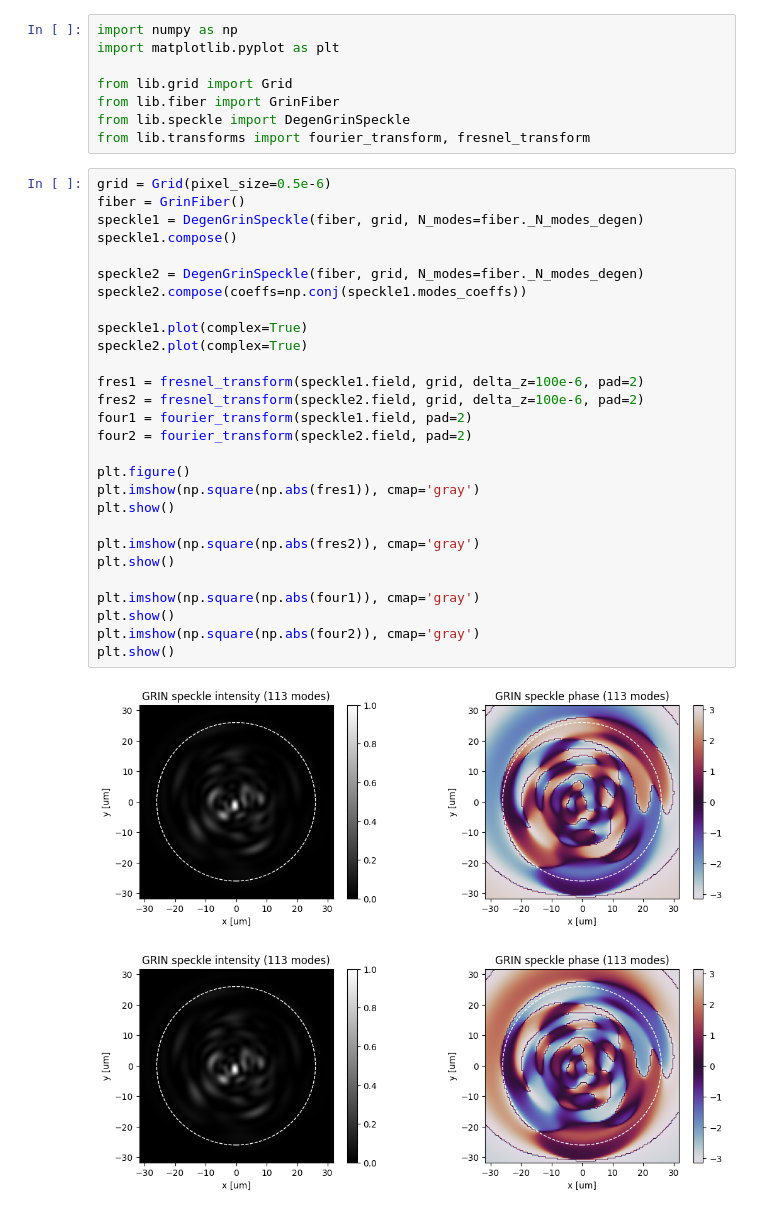
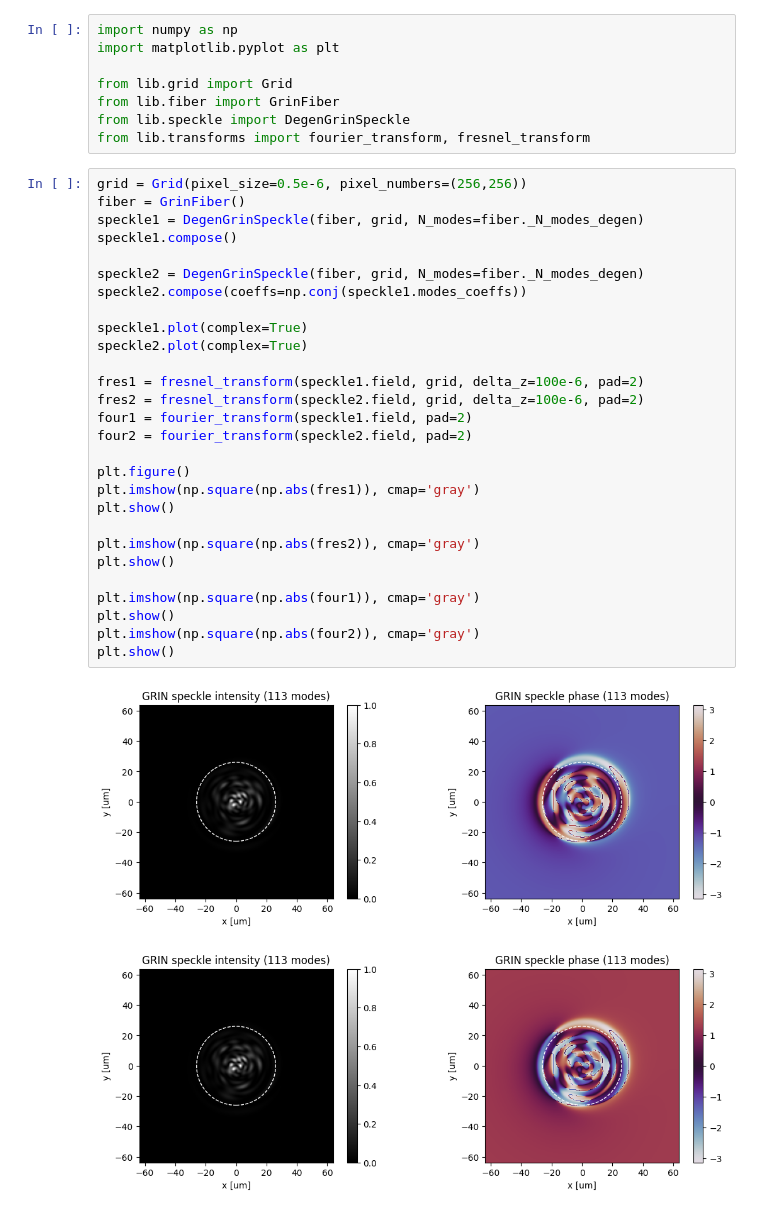
Before and after one commit to jysru/MMF_LP_modes, a Jupyter notebook: notebooks/speckle_disambiguation.ipynb, the cells around one changed output. Cells and saved outputs as stored; diff of their text form.

```diff
--- a/notebooks/speckle_disambiguation.ipynb
+++ b/notebooks/speckle_disambiguation.ipynb
@@ -7,33 +7,33 @@ from lib.fiber import GrinFiber
 from lib.speckle import DegenGrinSpeckle
 from lib.transforms import fourier_transform, fresnel_transform
 # %%
-grid = Grid(pixel_size=0.5e-6)
+grid = Grid(pixel_size=0.5e-6, pixel_numbers=(256,256))
 fiber = GrinFiber()
 speckle1 = DegenGrinSpeckle(fiber, grid, N_modes=fiber._N_modes_degen)
 speckle1.compose()
 
 speckle2 = DegenGrinSpeckle(fiber, grid, N_modes=fiber._N_modes_degen)
 speckle2.compose(coeffs=np.conj(speckle1.modes_coeffs))
 
 speckle1.plot(complex=True)
 speckle2.plot(complex=True)
 
 fres1 = fresnel_transform(speckle1.field, grid, delta_z=100e-6, pad=2)
 fres2 = fresnel_transform(speckle2.field, grid, delta_z=100e-6, pad=2)
 four1 = fourier_transform(speckle1.field, pad=2)
 four2 = fourier_transform(speckle2.field, pad=2)
 
 plt.figure()
 plt.imshow(np.square(np.abs(fres1)), cmap='gray')
 plt.show()
 
 plt.imshow(np.square(np.abs(fres2)), cmap='gray')
 plt.show()
 
 plt.imshow(np.square(np.abs(four1)), cmap='gray')
 plt.show()
 plt.imshow(np.square(np.abs(four2)), cmap='gray')
 plt.show()
 # %% [output]
-[figure, old version]
+[figure, new version]
-[figure, old version]
+[figure, new version]
```
Also changed, not shown: parts of 2 cells of this notebook.
